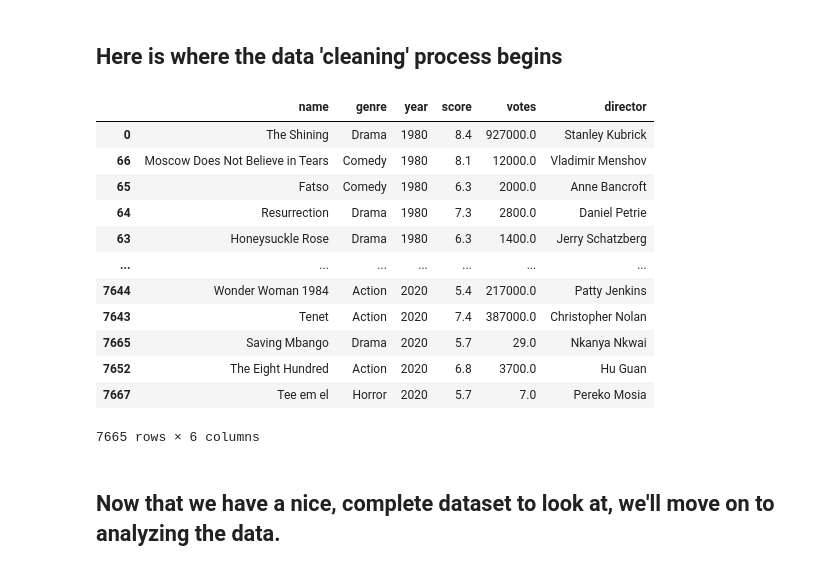
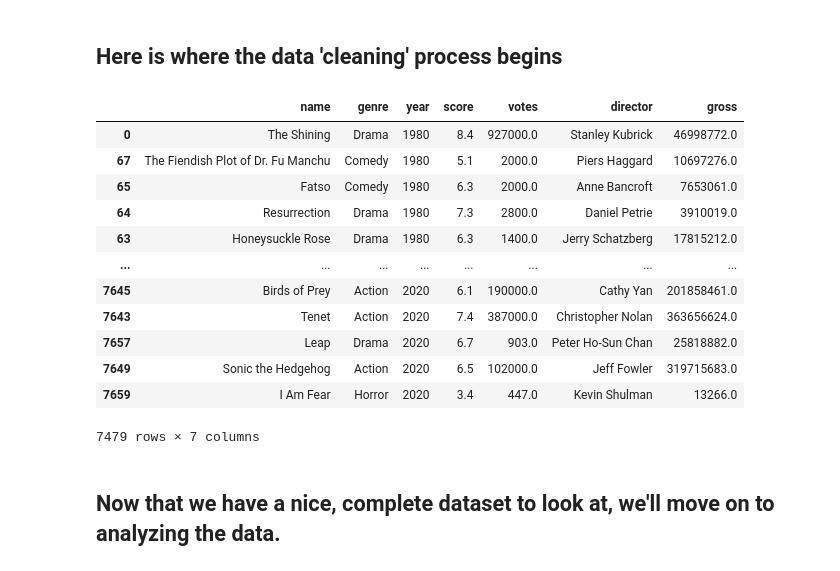
Before and after one commit to curtiscoleman/90s-Movies, a Jupyter notebook: Project.ipynb, the cells around one changed output. Saved outputs shown, nothing was run; the diff lists cells and outputs as text; code cells hidden in the pictures.

```diff
--- a/Project.ipynb
+++ b/Project.ipynb
@@ -87,27 +87,27 @@ memory usage: 898.7+ KB
 ## Here is where the data 'cleaning' process begins
 # %%
 #Dropping all of the unnecessary columns in the original dataset
-movies_df.drop(['rating', 'released', 'writer', 'star', 'country', 'budget', 'gross', 'company', 'runtime'], axis=1, inplace=True )
+movies_df.drop(['rating', 'released', 'writer', 'star', 'country', 'budget', 'company', 'runtime'], axis=1, inplace=True )
 
 #Here I am removing any items with null values from the columns so that the data isnt't skewed
-movies_df.dropna(subset=['name', 'genre', 'year', 'score', 'votes', 'director'], inplace=True)
+movies_df.dropna(subset=['name', 'genre', 'year', 'score', 'votes', 'director', 'gross'], inplace=True)
 #Sorting the dataframe by year in Ascending order
 movies_df.sort_values(['year'], ascending=[True], inplace = True)
 movies_df
 # %% [output]
-|  | name | genre | year | score | votes | director |
-| 0 | The Shining | Drama | 1980 | 8.4 | 927000.0 | Stanley Kubrick |
-| 66 | Moscow Does Not Believe in Tears | Comedy | 1980 | 8.1 | 12000.0 | Vladimir Menshov |
-| 65 | Fatso | Comedy | 1980 | 6.3 | 2000.0 | Anne Bancroft |
-| 64 | Resurrection | Drama | 1980 | 7.3 | 2800.0 | Daniel Petrie |
-| 63 | Honeysuckle Rose | Drama | 1980 | 6.3 | 1400.0 | Jerry Schatzberg |
-| ... | ... | ... | ... | ... | ... | ... |
-| 7644 | Wonder Woman 1984 | Action | 2020 | 5.4 | 217000.0 | Patty Jenkins |
-| 7643 | Tenet | Action | 2020 | 7.4 | 387000.0 | Christopher Nolan |
-| 7665 | Saving Mbango | Drama | 2020 | 5.7 | 29.0 | Nkanya Nkwai |
-| 7652 | The Eight Hundred | Action | 2020 | 6.8 | 3700.0 | Hu Guan |
-| 7667 | Tee em el | Horror | 2020 | 5.7 | 7.0 | Pereko Mosia |
+|  | name | genre | year | score | votes | director | gross |
+| 0 | The Shining | Drama | 1980 | 8.4 | 927000.0 | Stanley Kubrick | 46998772.0 |
+| 67 | The Fiendish Plot of Dr. Fu Manchu | Comedy | 1980 | 5.1 | 2000.0 | Piers Haggard | 10697276.0 |
+| 65 | Fatso | Comedy | 1980 | 6.3 | 2000.0 | Anne Bancroft | 7653061.0 |
+| 64 | Resurrection | Drama | 1980 | 7.3 | 2800.0 | Daniel Petrie | 3910019.0 |
+| 63 | Honeysuckle Rose | Drama | 1980 | 6.3 | 1400.0 | Jerry Schatzberg | 17815212.0 |
+| ... | ... | ... | ... | ... | ... | ... | ... |
+| 7645 | Birds of Prey | Action | 2020 | 6.1 | 190000.0 | Cathy Yan | 201858461.0 |
+| 7643 | Tenet | Action | 2020 | 7.4 | 387000.0 | Christopher Nolan | 363656624.0 |
+| 7657 | Leap | Drama | 2020 | 6.7 | 903.0 | Peter Ho-Sun Chan | 25818882.0 |
+| 7649 | Sonic the Hedgehog | Action | 2020 | 6.5 | 102000.0 | Jeff Fowler | 319715683.0 |
+| 7659 | I Am Fear | Horror | 2020 | 3.4 | 447.0 | Kevin Shulman | 13266.0 |
-7665 rows × 6 columns
+7479 rows × 7 columns
 # %% [markdown]
 ## Now that we have a nice, complete dataset to look at, we'll move on to analyzing the data.
 # %%
```
Also changed, not shown: parts of 10 cells of this notebook, 1 other file.
